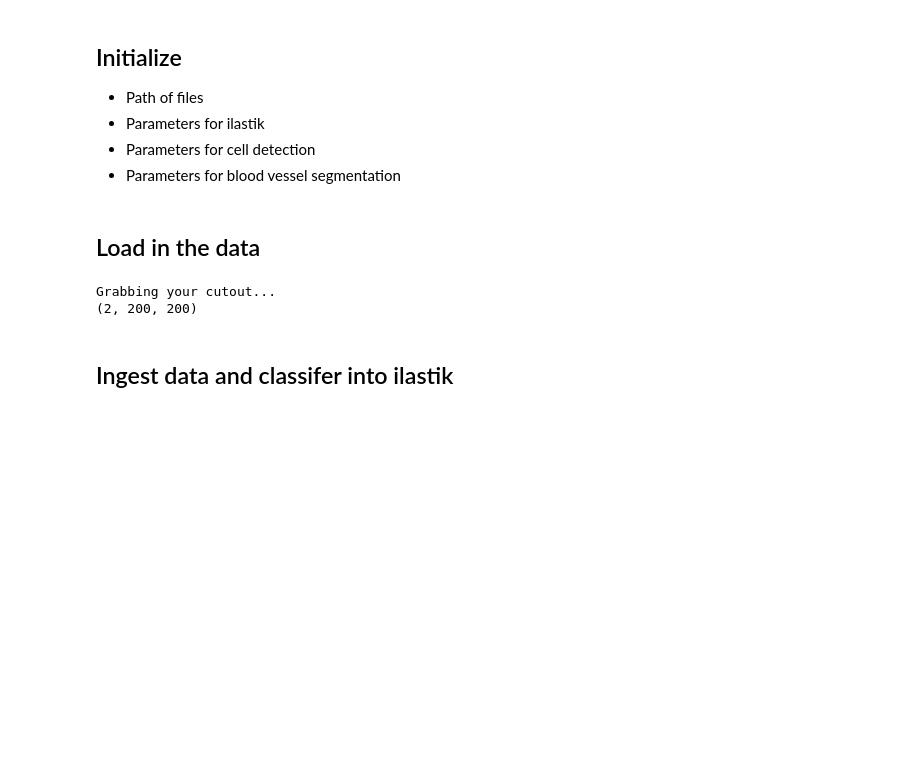
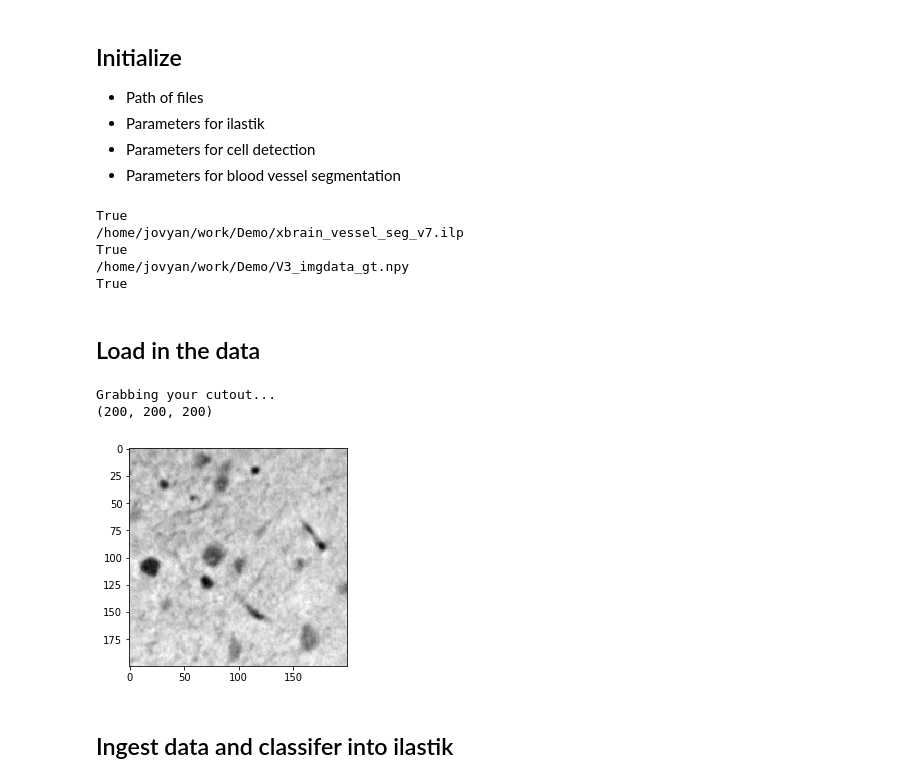
Before and after one commit to nerdslab/xbrain-dvid, a Jupyter notebook: Demo/xbrain-demo.ipynb, the cells around one changed output. Cells and saved outputs as stored; diff of their text form; code cells hidden in the pictures; blank space fills up the shorter version.

```diff
--- a/Demo/xbrain-demo.ipynb
+++ b/Demo/xbrain-demo.ipynb
@@ -110,18 +110,22 @@ def ndplot(im1, im2=None, cmap1='gray', cmap2='jet', slice=0,
 # %%
 # Set folder where data is stored
 current_dir = os.path.abspath(os.getcwd())
-folder = next(os.walk('.'))[1][0]
-#print(os.path.exists(folder)) # testing
+
+# THIS IS NOT WORKING
+#folder = next(os.walk('.'))[1][0]
+###############
+
+print(os.path.exists(folder)) # testing
 
 # ilastik parameters
-classifier_file = folder + '/xbrain_vessel_seg_v7.ilp'
-#print(classifier_file)                 # testing
-#print(os.path.exists(classifier_file)) # testing
+classifier_file = current_dir + '/xbrain_vessel_seg_v7.ilp'
+print(classifier_file)                 # testing
+print(os.path.exists(classifier_file)) # testing
 
 # testing ground truth
-image_file = folder + '/V3_imgdata_gt.npy'
-#print(image_file)                 # testing
-#print(os.path.exists(image_file)) # testing
+image_file = current_dir + '/V3_imgdata_gt.npy'
+print(image_file)                 # testing
+print(os.path.exists(image_file)) # testing
 
 
 # Dictate the processing power
@@ -139,26 +143,38 @@ max_no_cells = 500
 vessel_probability_threshold = .68
 dilation_size = 3
 minimum_size = 4000
+# %% [output]
+True
+/home/jovyan/work/Demo/xbrain_vessel_seg_v7.ilp
+True
+/home/jovyan/work/Demo/V3_imgdata_gt.npy
+True
 # %% [markdown]
 ## Load in the data
 # %%
 #DVID Data fetch:
 dvid = DVIDRemote({
     "protocol": "http",
-    "host": "IP:8000",
+    "host": "143.215.230.214:8000",
     })
 
-chan = "UUID/MaskedImg1"
+# remember to update your UUID
+chan = "565d6229328e45ccb6f479403593c6ff/MaskedImg1"
+
 input_data = dvid.get_cutout(
     dvid.get_channel(chan),0,
     [1400,1600],[1800,2000],[390,590]
     )
 
 # get the shape of the data
 print(input_data.shape) # (200, 200, 200)
+
+imgplot = plt.imshow(input_data[0,:,:], cmap = "gray")
+plt.show()
 # %% [output]
 Grabbing your cutout...
-(2, 200, 200)
+(200, 200, 200)
+[figure, added]
 # %% [markdown]
 ## Ingest data and classifer into ilastik
 # %%
```
Also changed, not shown: parts of 1 cell of this notebook.
